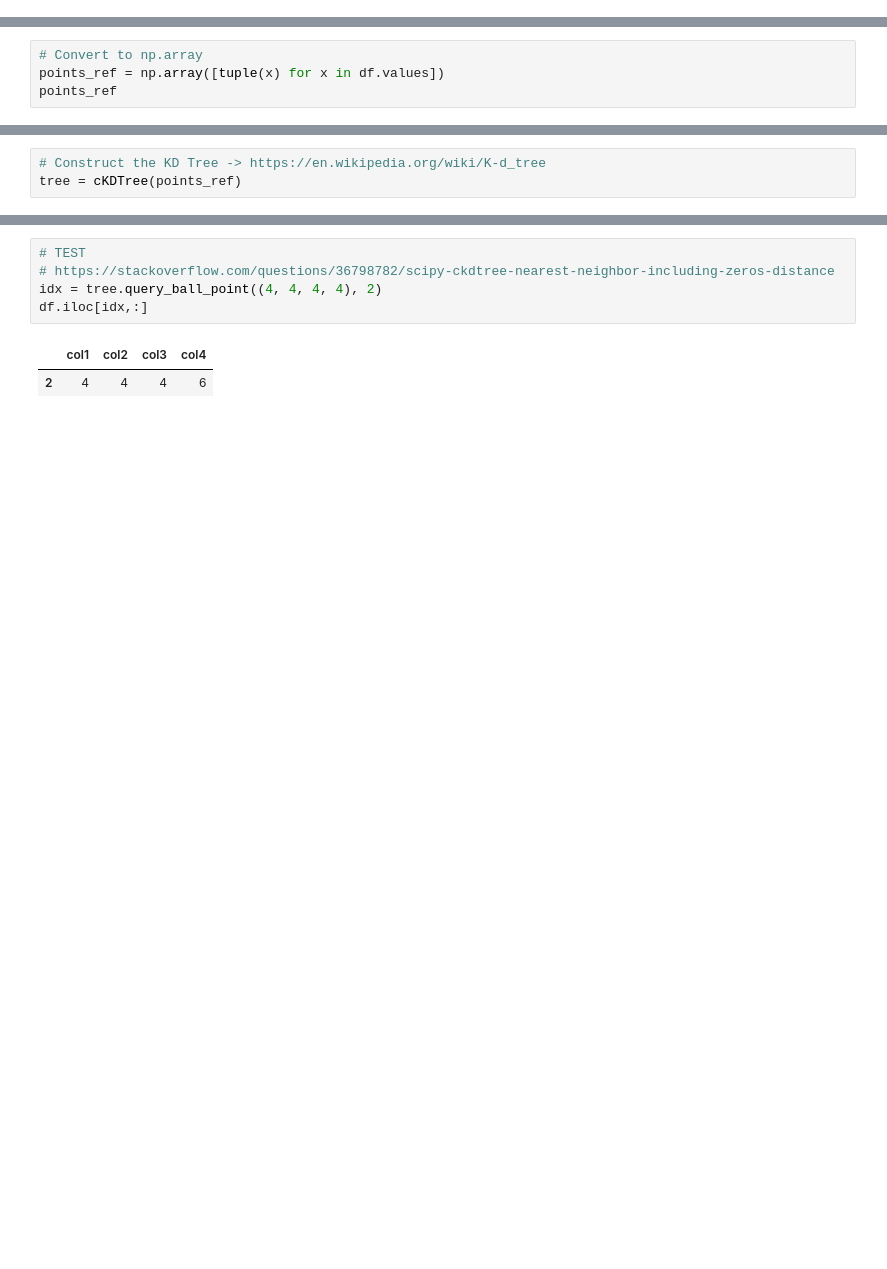
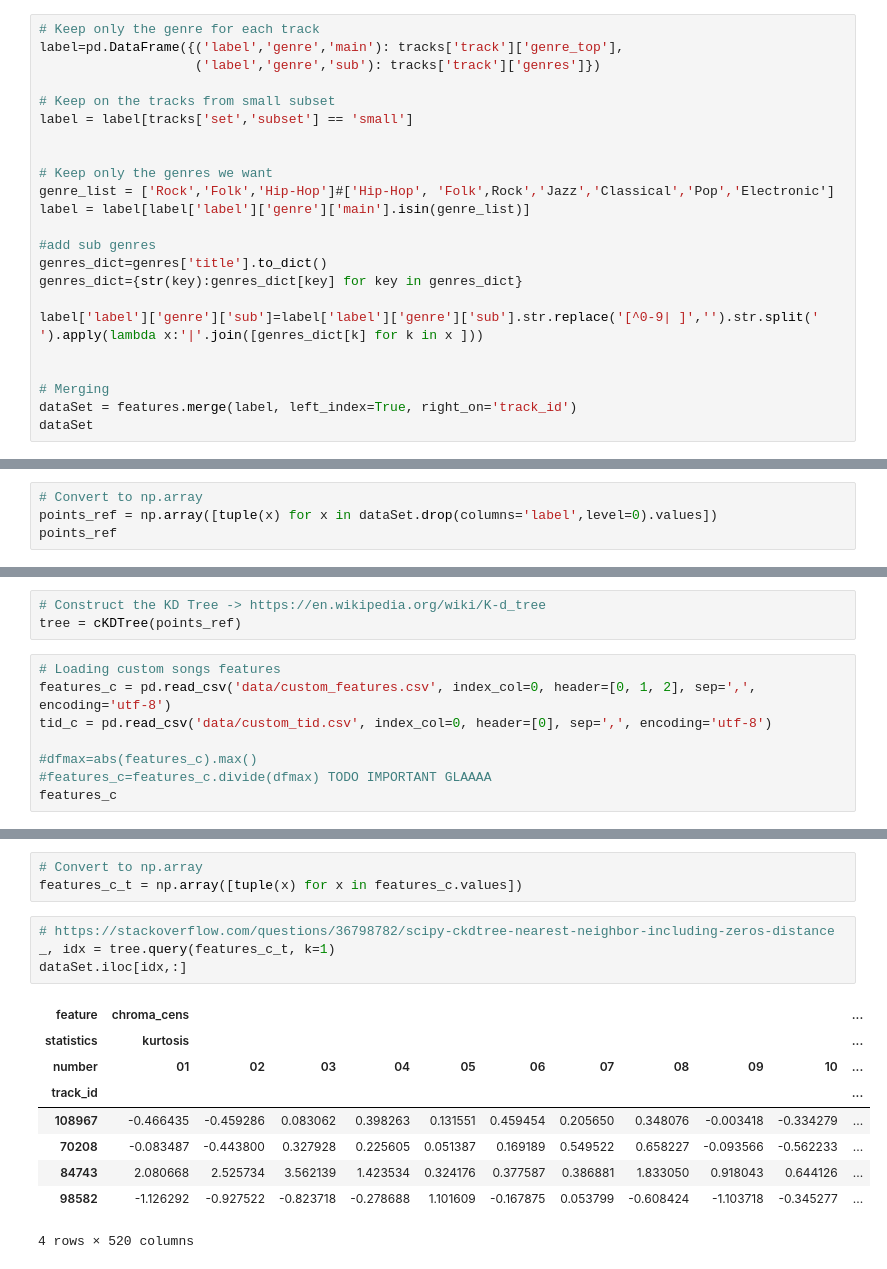
Before and after one commit to TTimTT/NTDS_Project, a Jupyter notebook: Project/timEXP.ipynb, the cells around one changed output, grey strips where cells are left out. Cells and saved outputs as stored; diff of their text form; blank space fills up the shorter version.

```diff
--- a/Project/timEXP.ipynb
+++ b/Project/timEXP.ipynb
@@ -17,0 +15,23 @@ df
+# %%
+# Keep only the genre for each track
+label=pd.DataFrame({('label','genre','main'): tracks['track']['genre_top'],
+                    ('label','genre','sub'): tracks['track']['genres']})
+
+# Keep on the tracks from small subset
+label = label[tracks['set','subset'] == 'small']
+
+
+# Keep only the genres we want
+genre_list = ['Rock','Folk','Hip-Hop']#['Hip-Hop', 'Folk',Rock','Jazz','Classical','Pop','Electronic']
+label = label[label['label']['genre']['main'].isin(genre_list)]
+
+#add sub genres
+genres_dict=genres['title'].to_dict()
+genres_dict={str(key):genres_dict[key] for key in genres_dict}
+
+label['label']['genre']['sub']=label['label']['genre']['sub'].str.replace('[^0-9| ]','').str.split(' ').apply(lambda x:'|'.join([genres_dict[k] for k in x ]))
+
+
+# Merging
+dataSet = features.merge(label, left_index=True, right_on='track_id')
+dataSet
@@ -18,5 +60,5 @@ df
 # %%
 # Convert to np.array
-points_ref = np.array([tuple(x) for x in df.values])
+points_ref = np.array([tuple(x) for x in dataSet.drop(columns='label',level=0).values])
 points_ref
 # %% [output]
@@ -28,3 +78,11 @@ array([[1, 1, 1, 6],
 # %%
 # Construct the KD Tree -> https://en.wikipedia.org/wiki/K-d_tree
 tree = cKDTree(points_ref)
+# %%
+# Loading custom songs features
+features_c = pd.read_csv('data/custom_features.csv', index_col=0, header=[0, 1, 2], sep=',', encoding='utf-8')
+tid_c = pd.read_csv('data/custom_tid.csv', index_col=0, header=[0], sep=',', encoding='utf-8')
+
+#dfmax=abs(features_c).max()
+#features_c=features_c.divide(dfmax) TODO IMPORTANT GLAAAA
+features_c
@@ -31,8 +99,17 @@ tree = cKDTree(points_ref)
+# %%
+# Convert to np.array
+features_c_t = np.array([tuple(x) for x in features_c.values])
 # %%
-# TEST
 # https://stackoverflow.com/questions/36798782/scipy-ckdtree-nearest-neighbor-including-zeros-distance
-idx = tree.query_ball_point((4, 4, 4, 4), 2)
-df.iloc[idx,:]
+_, idx = tree.query(features_c_t, k=1)
+dataSet.iloc[idx,:]
 # %% [output]
-|  | col1 | col2 | col3 | col4 |
-| 2 | 4 | 4 | 4 | 6 |
+| feature | chroma_cens |  |  |  |  |  |  |  |  |  | ... |
+| statistics | kurtosis |  |  |  |  |  |  |  |  |  | ... |
+| number | 01 | 02 | 03 | 04 | 05 | 06 | 07 | 08 | 09 | 10 | ... |
+| track_id |  |  |  |  |  |  |  |  |  |  | ... |
+| 108967 | -0.466435 | -0.459286 | 0.083062 | 0.398263 | 0.131551 | 0.459454 | 0.205650 | 0.348076 | -0.003418 | -0.334279 | ... |
+| 70208 | -0.083487 | -0.443800 | 0.327928 | 0.225605 | 0.051387 | 0.169189 | 0.549522 | 0.658227 | -0.093566 | -0.562233 | ... |
+| 84743 | 2.080668 | 2.525734 | 3.562139 | 1.423534 | 0.324176 | 0.377587 | 0.386881 | 1.833050 | 0.918043 | 0.644126 | ... |
+| 98582 | -1.126292 | -0.927522 | -0.823718 | -0.278688 | 1.101609 | -0.167875 | 0.053799 | -0.608424 | -1.103718 | -0.345277 | ... |
+4 rows × 520 columns
```
Also changed, not shown: parts of 6 cells of this notebook, 1 other file.
